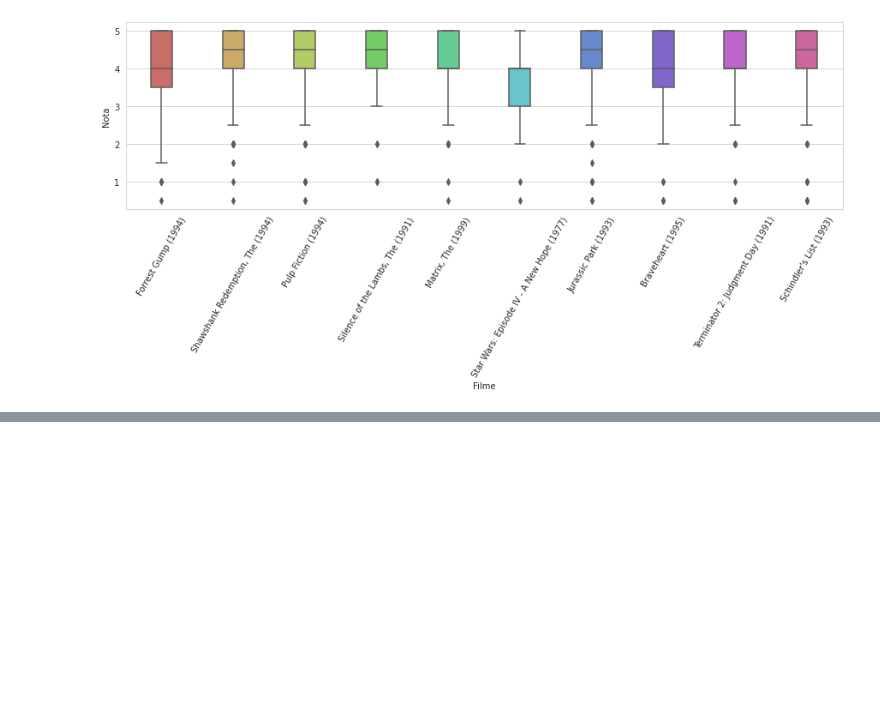
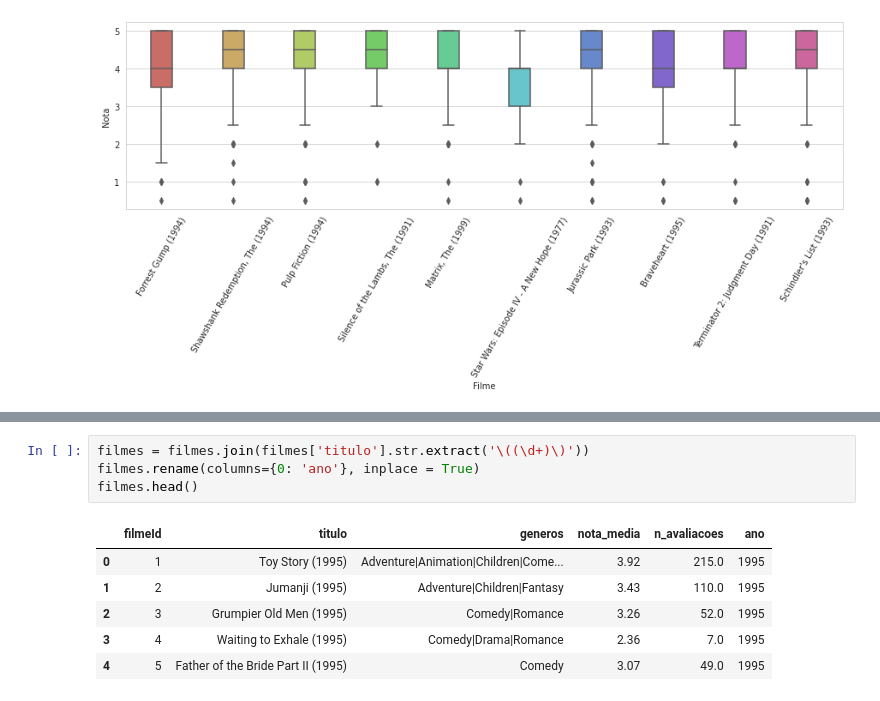
Before and after one commit to marimigliorini/MovieLens_DataSet, a Jupyter notebook: Analise_MovieLens.ipynb, the cells around one changed output, grey strips where cells are left out. Drawn from its saved outputs; the diff is of its cells as text; blank space fills up the shorter version.

```diff
--- a/Analise_MovieLens.ipynb
+++ b/Analise_MovieLens.ipynb
@@ -297,0 +311,11 @@ plt.show()
+# %%
+filmes = filmes.join(filmes['titulo'].str.extract('\((\d+)\)'))
+filmes.rename(columns={0: 'ano'}, inplace = True)
+filmes.head()
+# %% [output]
+|  | filmeId | titulo | generos | nota_media | n_avaliacoes | ano |
+| 0 | 1 | Toy Story (1995) | Adventure|Animation|Children|Come... | 3.92 | 215.0 | 1995 |
+| 1 | 2 | Jumanji (1995) | Adventure|Children|Fantasy | 3.43 | 110.0 | 1995 |
+| 2 | 3 | Grumpier Old Men (1995) | Comedy|Romance | 3.26 | 52.0 | 1995 |
+| 3 | 4 | Waiting to Exhale (1995) | Comedy|Drama|Romance | 2.36 | 7.0 | 1995 |
+| 4 | 5 | Father of the Bride Part II (1995) | Comedy | 3.07 | 49.0 | 1995 |
```
Also changed, not shown: parts of 12 cells of this notebook.
